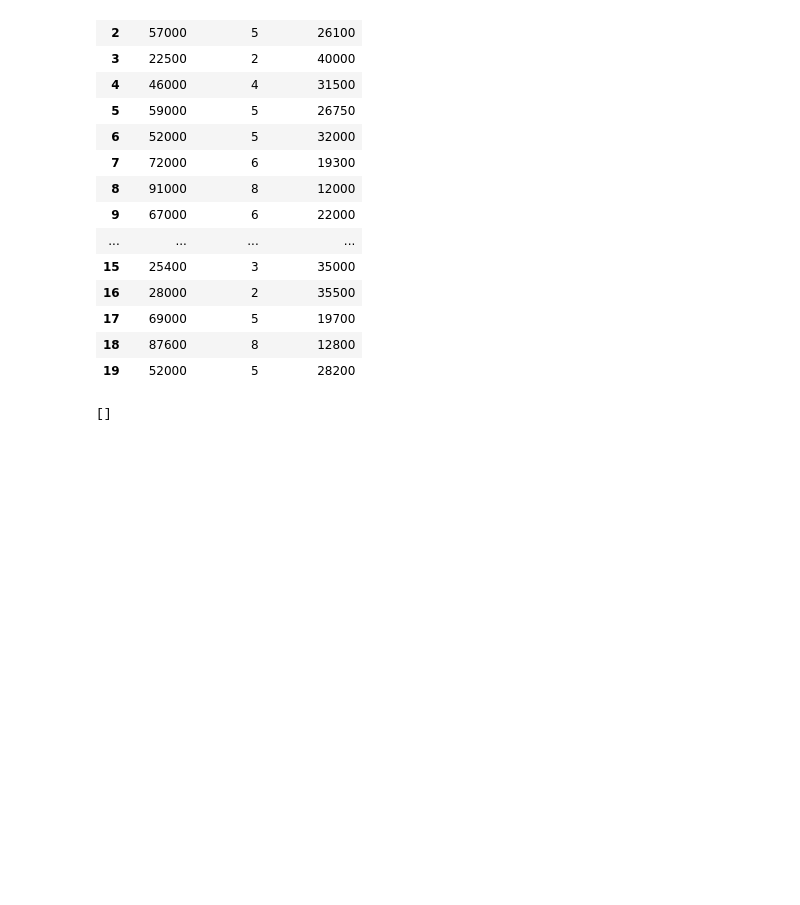
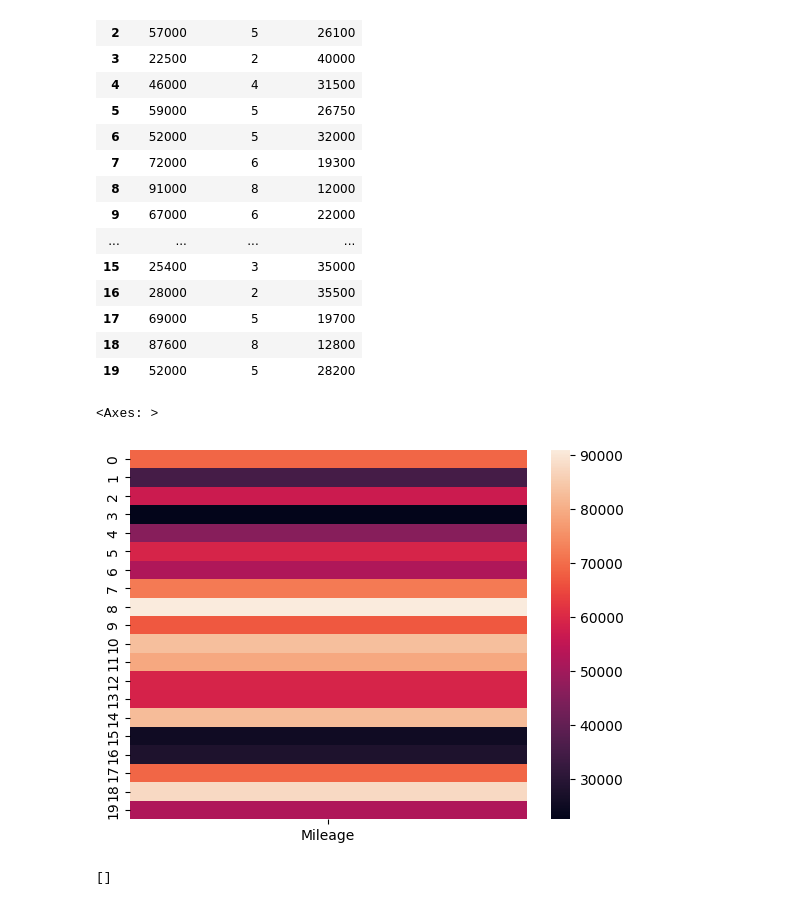
Before and after one commit to hitanshu5/MachineLearning, a Jupyter notebook: train_test_split.ipynb, the cells around one changed output. Saved outputs shown, nothing was run; the diff lists cells and outputs as text; code cells hidden in the pictures; blank space fills up the shorter version.

```diff
--- a/train_test_split.ipynb
+++ b/train_test_split.ipynb
@@ -26,6 +27,12 @@ df
 | 17 | 69000 | 5 | 19700 |
 | 18 | 87600 | 8 | 12800 |
 | 19 | 52000 | 5 | 28200 |
+# %%
+data = df.drop(['Age(yrs)','Sell Price($)'],axis=1)
+sns.heatmap(data)
+# %% [output]
+<Axes: >
+[figure, added]
 # %%
 plt.xlabel('Milage')
 plt.ylabel('Sell Price($)')
```
Also changed, not shown: parts of 1 cell of this notebook.
